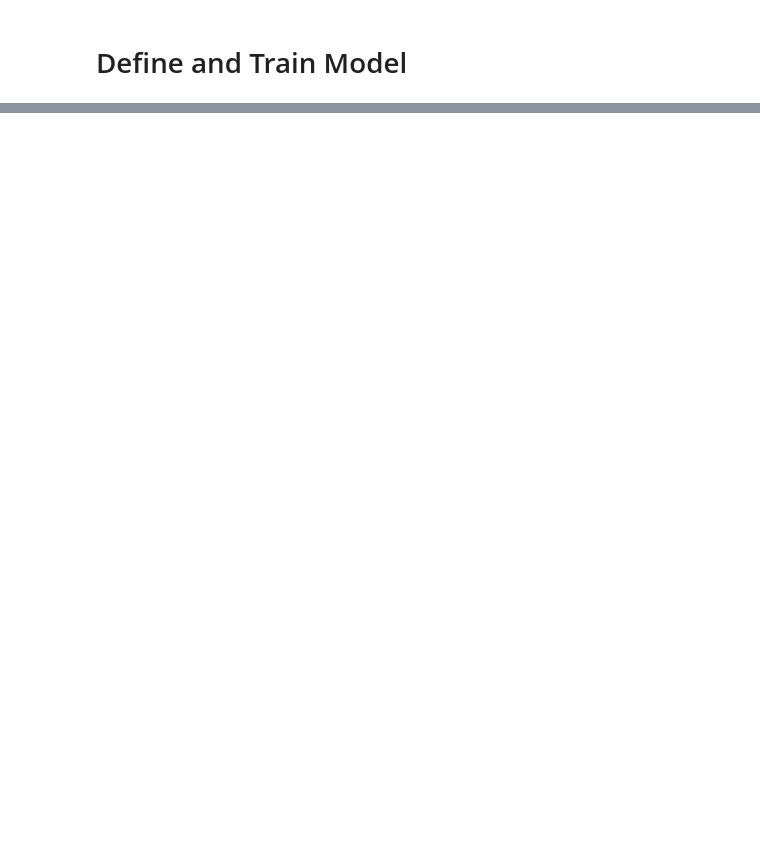
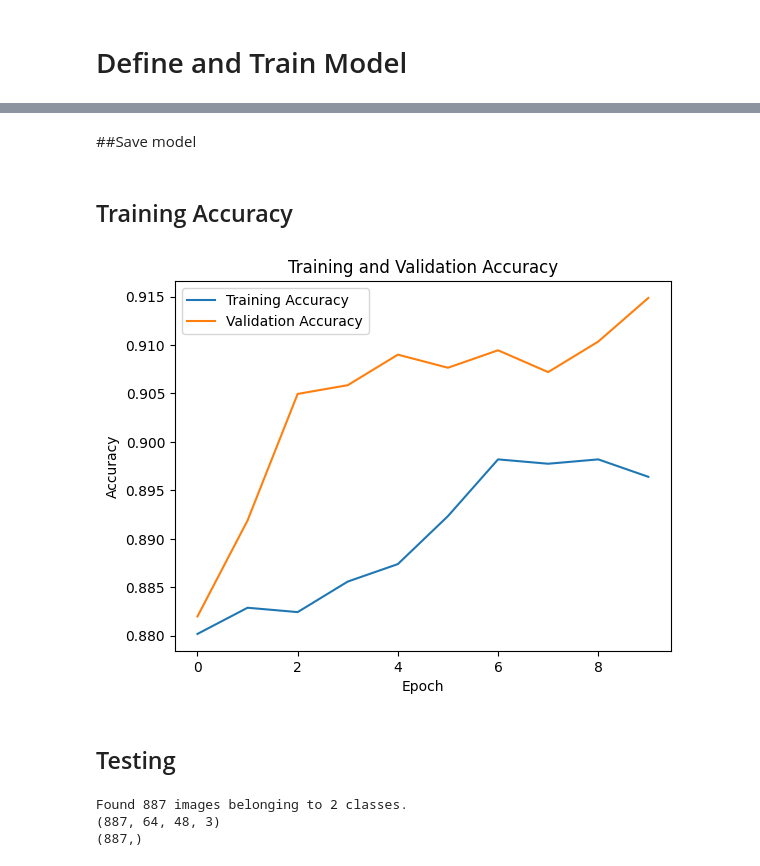
Before and after one commit to landoty/ParkSense, a Jupyter notebook: model/model_development.ipynb, the cells around one changed output, grey strips where cells are left out. Drawn from its saved outputs; the diff is of its cells as text; code cells hidden in the pictures; blank space fills up the shorter version.

Commit message:
sprint3 updated model - added resnet50 model, tested and converted to tflite

```diff
--- a/model/model_development.ipynb
+++ b/model/model_development.ipynb
@@ -97,10 +90,12 @@ validation_datagen = ImageDataGenerator(
 # generate images from our extracted data set
 # VGG16 used 150x150x3 input image size
 
+# ResNet50
+
 # training images
 train_generator = train_datagen.flow_from_directory(
         '/tmp/data/vehicle_data/data/training/',
-        target_size=(150, 150),
+        target_size=(64, 48),
         batch_size=32,
         subset='training',
         class_mode='binary')
@@ -108,7 +103,7 @@ train_generator = train_datagen.flow_from_directory(
 # validation images
 validation_generator = validation_datagen.flow_from_directory(
         '/tmp/data/vehicle_data/data/test/',
-        target_size=(150, 150),
+        target_size=(64, 48),
         batch_size=32,
         subset='validation',
         class_mode='binary')
@@ -174,0 +164,5 @@ Epoch 3/3
+# %%
+history = model.fit(
+      train_generator,
+      epochs=10,
+      validation_data=validation_generator)
@@ -174,0 +190,2 @@ Epoch 3/3
+# %% [markdown]
+##Save model
@@ -174,0 +195,57 @@ Epoch 3/3
+# %% [markdown]
+## Training Accuracy
+# %%
+import matplotlib.pyplot as plt
+
+history = model.history
+# Get the training and validation accuracy from the history object
+train_accuracy = history.history['acc']
+validation_accuracy = history.history['val_acc']
+
+# Plot the training and validation accuracy
+plt.plot(train_accuracy, label='Training Accuracy')
+plt.plot(validation_accuracy, label='Validation Accuracy')
+
+# Set the title and labels
+plt.title('Training and Validation Accuracy')
+plt.xlabel('Epoch')
+plt.ylabel('Accuracy')
+
+# Show the plot
+plt.legend()
+plt.show()
+# %% [output]
+[figure, added]
+# %% [markdown]
+## Testing
+# %%
+from tensorflow.keras.preprocessing.image import ImageDataGenerator
+import numpy as np
+
+test_datagen = ImageDataGenerator(
+      rescale=1./255,
+      validation_split=.1
+      #rotation_range=40,
+      #width_shift_range=0.2,
+      #height_shift_range=0.2,
+      #shear_range=0.2,
+      #zoom_range=0.2,
+      #horizontal_flip=True,
+      #fill_mode='nearest'
+      )
+
+test_generator = test_datagen.flow_from_directory(
+        '/tmp/data/vehicle_data/data/test/',
+        target_size=(64, 48),
+        batch_size=32,
+        subset='validation',
+        class_mode='binary')
+
+test_images=np.concatenate([test_generator.next()[0] for i in range(test_generator.__len__())])
+test_labels=np.concatenate([test_generator.next()[1] for i in range(test_generator.__len__())])
+print(test_images.shape)
+print(test_labels.shape)
+# %% [output]
+Found 887 images belonging to 2 classes.
+(887, 64, 48, 3)
+(887,)
```
Also changed, not shown: parts of 10 cells of this notebook.
